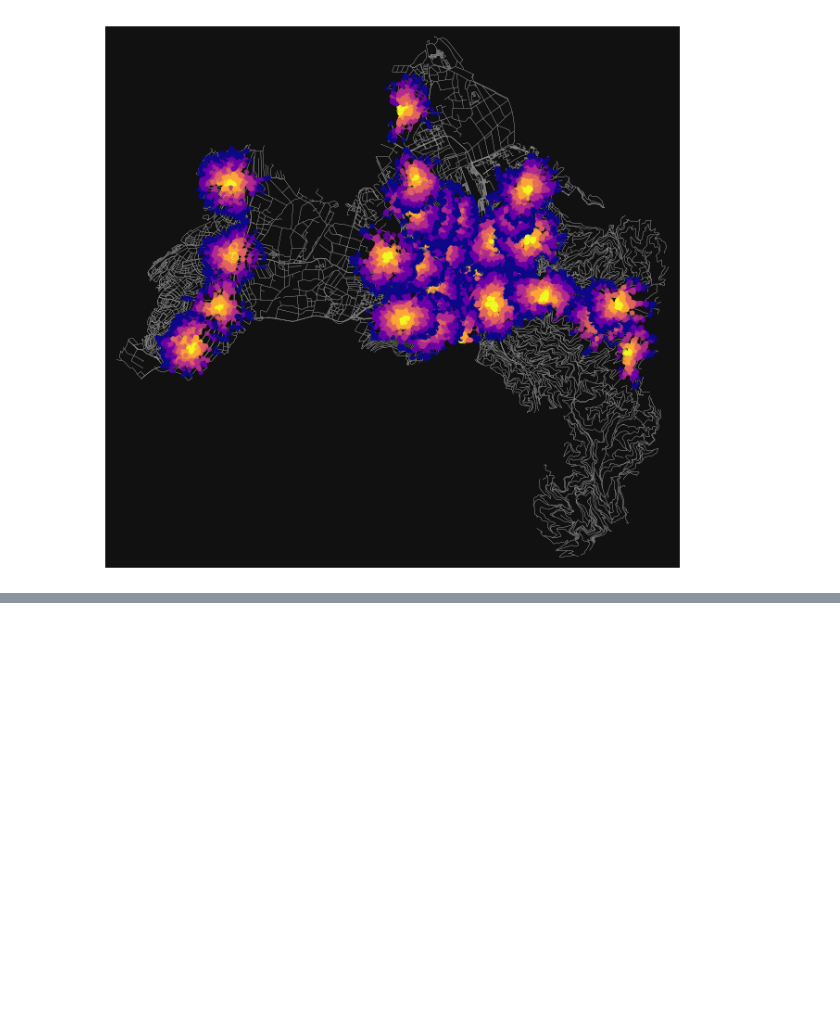
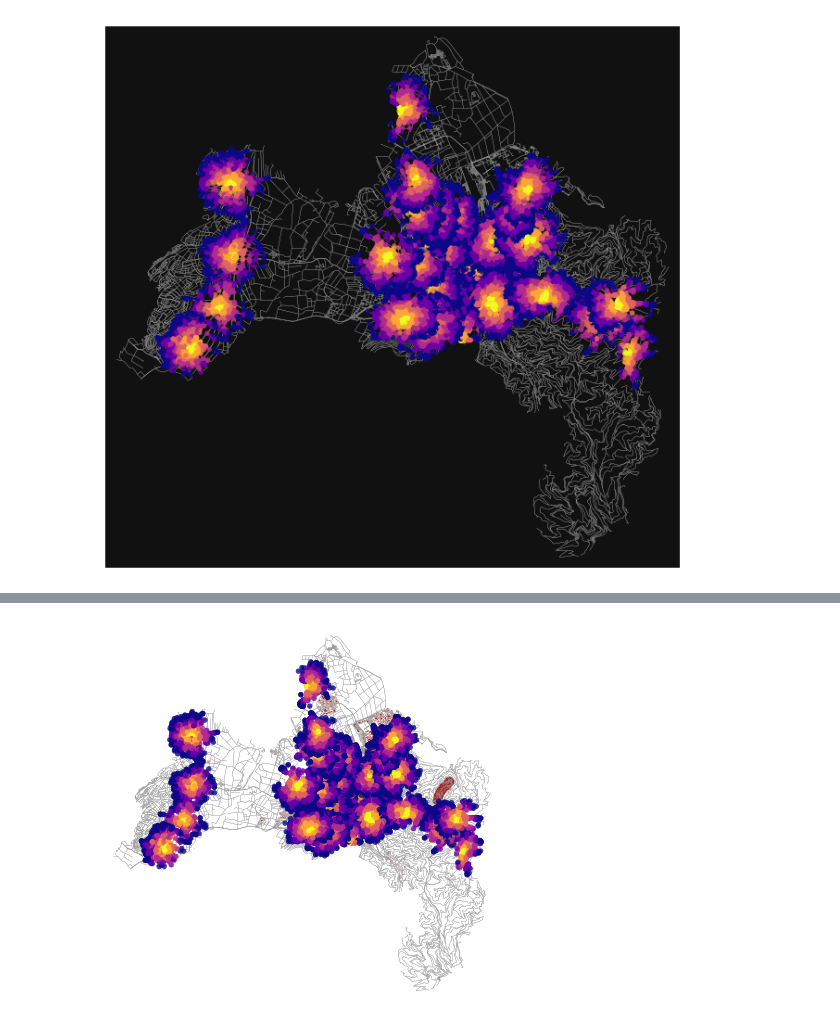
Before and after one commit to strubbi77/breisgauwind, a Jupyter notebook: Freiburg_Schulen.ipynb, the cells around one changed output, grey strips where cells are left out. Cells and saved outputs as stored; diff of their text form; code cells hidden in the pictures; blank space fills up the shorter version.

```diff
--- a/Freiburg_Schulen.ipynb
+++ b/Freiburg_Schulen.ipynb
@@ -602,0 +607,16 @@ plt.show()
+# %%
+figu, axe = plt.subplots()
+frg_buildings.plot(ax=axe,color='brown')
+figure, axes = ox.plot_graph(
+    G,
+    ax=axe,
+    node_color=nc,
+    node_size=ns,
+    node_alpha=0.8,
+    edge_linewidth=0.2,
+    edge_color="#999999",
+    show=False,
+    close=False
+)
+# %% [output]
+[figure, added]
```
Also changed, not shown: parts of 5 cells of this notebook.
